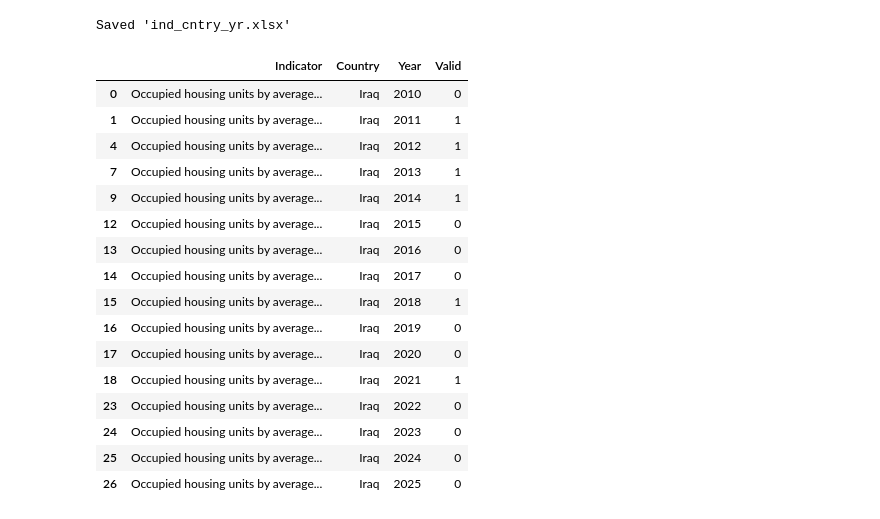
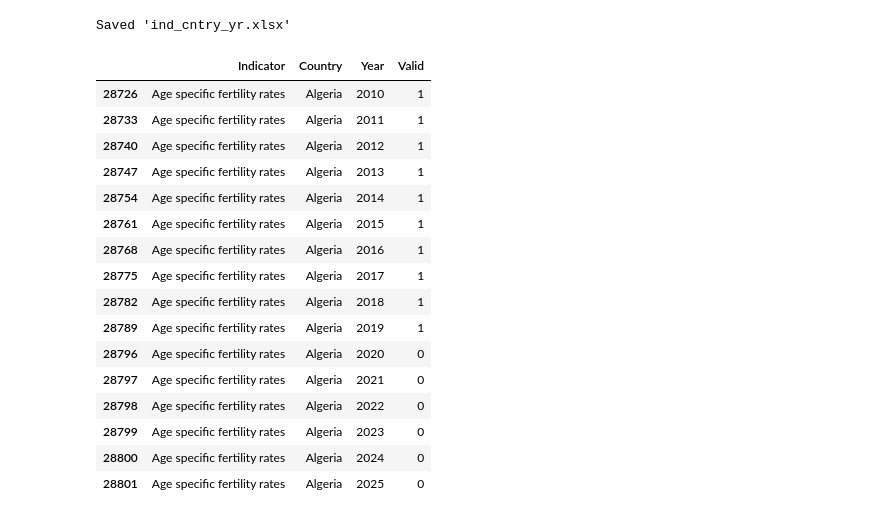
Before and after one commit to raffi1974/data-availability-static, a Jupyter notebook: data availability static charts.ipynb, the cells around one changed output. Saved outputs shown, nothing was run; the diff lists cells and outputs as text; code cells hidden in the pictures.

```diff
--- a/data availability static charts.ipynb
+++ b/data availability static charts.ipynb
@@ -69,25 +69,25 @@ print("Saved 'ind_cntry_yr.xlsx'")
 # %% [output]
 Saved 'ind_cntry_yr.xlsx'
 # %%
-ind_cntry_yr[(ind_cntry_yr['Indicator']=='Occupied housing units by average household size (%)') & (ind_cntry_yr['Country']=='Iraq')]
+ind_cntry_yr[(ind_cntry_yr['Indicator']=='Age specific fertility rates') & (ind_cntry_yr['Country']=='Algeria')]
 # %% [output]
 |  | Indicator | Country | Year | Valid |
-| 0 | Occupied housing units by average... | Iraq | 2010 | 0 |
-| 1 | Occupied housing units by average... | Iraq | 2011 | 1 |
-| 4 | Occupied housing units by average... | Iraq | 2012 | 1 |
-| 7 | Occupied housing units by average... | Iraq | 2013 | 1 |
-| 9 | Occupied housing units by average... | Iraq | 2014 | 1 |
-| 12 | Occupied housing units by average... | Iraq | 2015 | 0 |
-| 13 | Occupied housing units by average... | Iraq | 2016 | 0 |
-| 14 | Occupied housing units by average... | Iraq | 2017 | 0 |
-| 15 | Occupied housing units by average... | Iraq | 2018 | 1 |
-| 16 | Occupied housing units by average... | Iraq | 2019 | 0 |
-| 17 | Occupied housing units by average... | Iraq | 2020 | 0 |
-| 18 | Occupied housing units by average... | Iraq | 2021 | 1 |
-| 23 | Occupied housing units by average... | Iraq | 2022 | 0 |
-| 24 | Occupied housing units by average... | Iraq | 2023 | 0 |
-| 25 | Occupied housing units by average... | Iraq | 2024 | 0 |
-| 26 | Occupied housing units by average... | Iraq | 2025 | 0 |
+| 28726 | Age specific fertility rates | Algeria | 2010 | 1 |
+| 28733 | Age specific fertility rates | Algeria | 2011 | 1 |
+| 28740 | Age specific fertility rates | Algeria | 2012 | 1 |
+| 28747 | Age specific fertility rates | Algeria | 2013 | 1 |
+| 28754 | Age specific fertility rates | Algeria | 2014 | 1 |
+| 28761 | Age specific fertility rates | Algeria | 2015 | 1 |
+| 28768 | Age specific fertility rates | Algeria | 2016 | 1 |
+| 28775 | Age specific fertility rates | Algeria | 2017 | 1 |
+| 28782 | Age specific fertility rates | Algeria | 2018 | 1 |
+| 28789 | Age specific fertility rates | Algeria | 2019 | 1 |
+| 28796 | Age specific fertility rates | Algeria | 2020 | 0 |
+| 28797 | Age specific fertility rates | Algeria | 2021 | 0 |
+| 28798 | Age specific fertility rates | Algeria | 2022 | 0 |
+| 28799 | Age specific fertility rates | Algeria | 2023 | 0 |
+| 28800 | Age specific fertility rates | Algeria | 2024 | 0 |
+| 28801 | Age specific fertility rates | Algeria | 2025 | 0 |
 # %%
 # 2.2: Create the ind_cntry DataFrame
 
```
Also changed, not shown: parts of 6 cells of this notebook.
